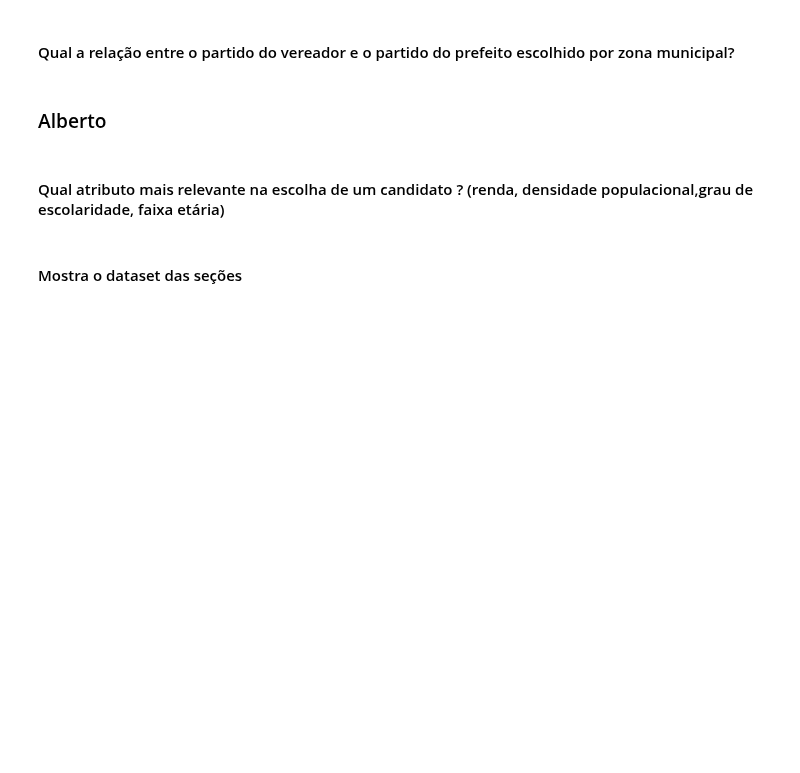
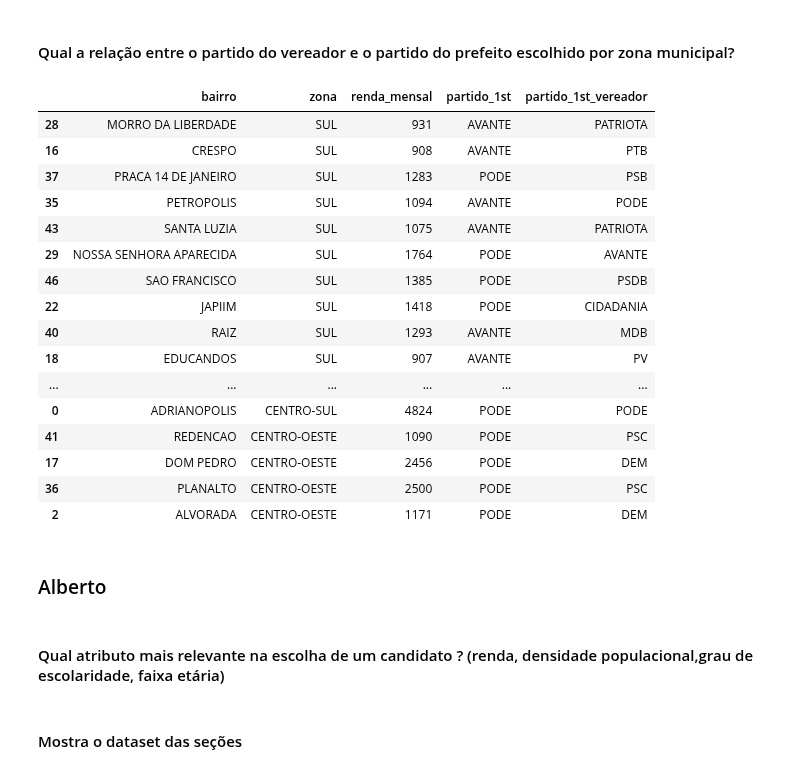
Before and after one commit to bmnds/uea-data-science-04-data-processing, a Jupyter notebook: trabalho-final/Notebook_Trabalho_Final.ipynb, the cells around one changed output. Saved outputs shown, nothing was run; the diff lists cells and outputs as text; code cells hidden in the pictures; blank space fills up the shorter version.

```diff
--- a/trabalho-final/Notebook_Trabalho_Final.ipynb
+++ b/trabalho-final/Notebook_Trabalho_Final.ipynb
@@ -511,5 +531,25 @@ df_bairros[['bairro', 'zona', 'renda_mensal', 'candidato_1st', 'votos_1st',	'can
 # %% [markdown]
 #### Qual a relação entre o partido do vereador e o partido do prefeito escolhido por zona municipal?
+# %%
+df_bairros[['bairro', 'zona', 'renda_mensal', 'partido_1st', 'partido_1st_vereador']].sort_values('zona', ascending=False)
+# %% [output]
+|  | bairro | zona | renda_mensal | partido_1st | partido_1st_vereador |
+| 28 | MORRO DA LIBERDADE | SUL | 931 | AVANTE | PATRIOTA |
+| 16 | CRESPO | SUL | 908 | AVANTE | PTB |
+| 37 | PRACA 14 DE JANEIRO | SUL | 1283 | PODE | PSB |
+| 35 | PETROPOLIS | SUL | 1094 | AVANTE | PODE |
+| 43 | SANTA LUZIA | SUL | 1075 | AVANTE | PATRIOTA |
+| 29 | NOSSA SENHORA APARECIDA | SUL | 1764 | PODE | AVANTE |
+| 46 | SAO FRANCISCO | SUL | 1385 | PODE | PSDB |
+| 22 | JAPIIM | SUL | 1418 | PODE | CIDADANIA |
+| 40 | RAIZ | SUL | 1293 | AVANTE | MDB |
+| 18 | EDUCANDOS | SUL | 907 | AVANTE | PV |
+| ... | ... | ... | ... | ... | ... |
+| 0 | ADRIANOPOLIS | CENTRO-SUL | 4824 | PODE | PODE |
+| 41 | REDENCAO | CENTRO-OESTE | 1090 | PODE | PSC |
+| 17 | DOM PEDRO | CENTRO-OESTE | 2456 | PODE | DEM |
+| 36 | PLANALTO | CENTRO-OESTE | 2500 | PODE | PSC |
+| 2 | ALVORADA | CENTRO-OESTE | 1171 | PODE | DEM |
 # %% [markdown]
 ### Alberto
 # %% [markdown]
```
Also changed, not shown: parts of 1 cell of this notebook, 1 other file.
